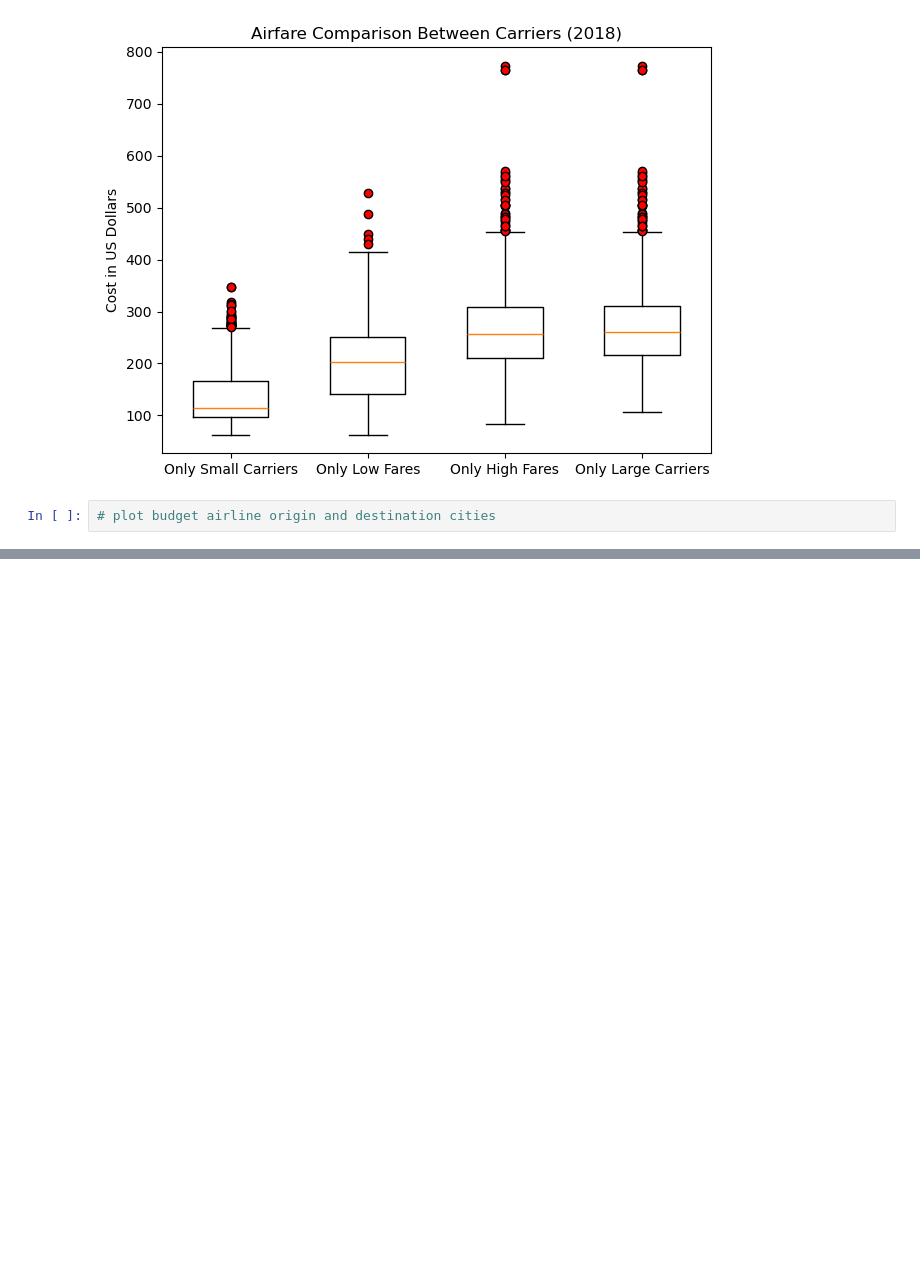
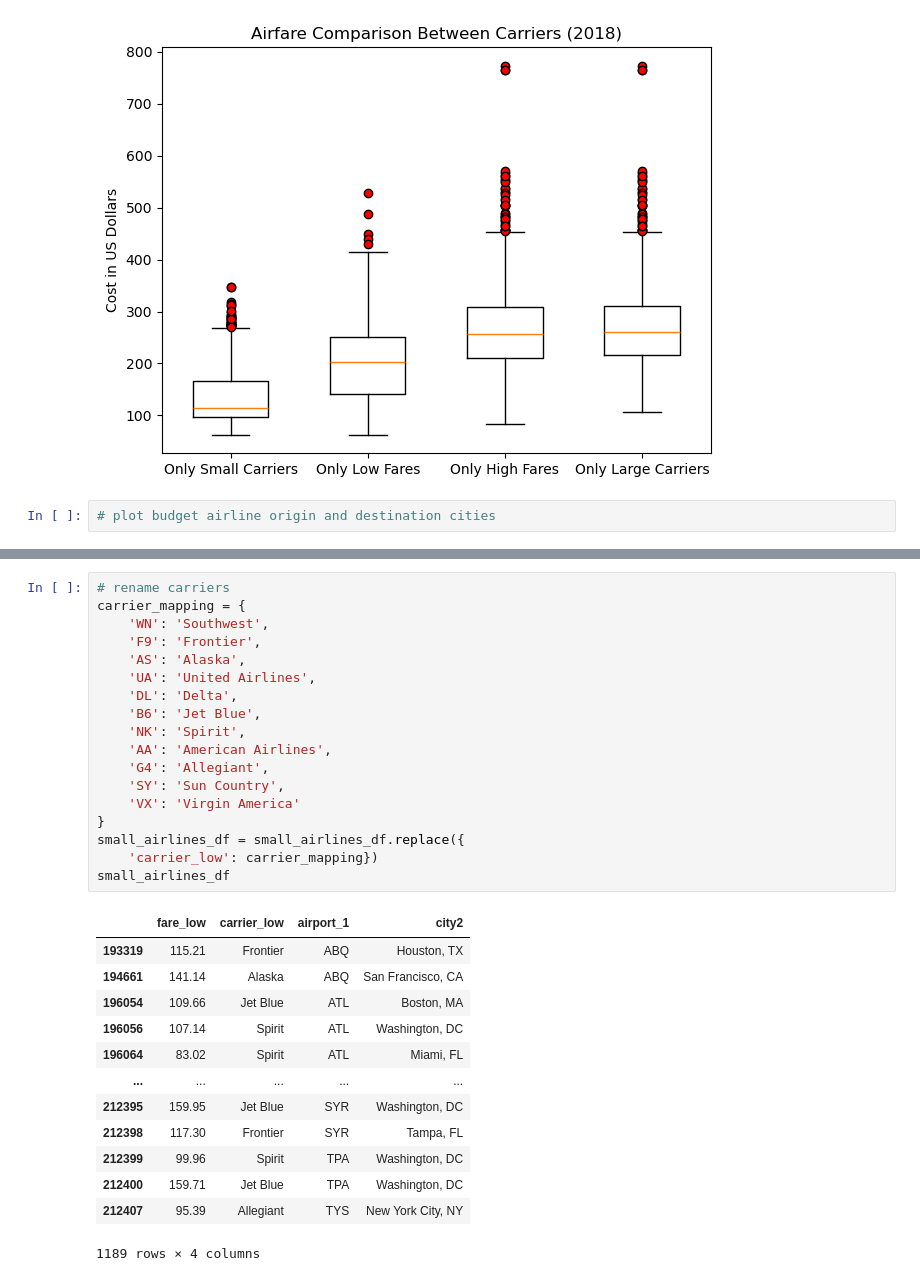
Before and after one commit to cosmopaladin/project-1, a Jupyter notebook: airfare.ipynb, the cells around one changed output, grey strips where cells are left out. Saved outputs shown, nothing was run; the diff lists cells and outputs as text; blank space fills up the shorter version.

```diff
--- a/airfare.ipynb
+++ b/airfare.ipynb
@@ -381,3 +385,35 @@ small_airlines_df
+# %%
+# rename carriers
+carrier_mapping = {
+    'WN': 'Southwest',
+    'F9': 'Frontier',
+    'AS': 'Alaska',
+    'UA': 'United Airlines',
+    'DL': 'Delta',
+    'B6': 'Jet Blue',
+    'NK': 'Spirit',
+    'AA': 'American Airlines',
+    'G4': 'Allegiant',
+    'SY': 'Sun Country',
+    'VX': 'Virgin America'
+}
+small_airlines_df = small_airlines_df.replace({
+    'carrier_low': carrier_mapping})
+small_airlines_df
+# %% [output]
+|  | fare_low | carrier_low | airport_1 | city2 |
+| 193319 | 115.21 | Frontier | ABQ | Houston, TX |
+| 194661 | 141.14 | Alaska | ABQ | San Francisco, CA |
+| 196054 | 109.66 | Jet Blue | ATL | Boston, MA |
+| 196056 | 107.14 | Spirit | ATL | Washington, DC |
+| 196064 | 83.02 | Spirit | ATL | Miami, FL |
+| ... | ... | ... | ... | ... |
+| 212395 | 159.95 | Jet Blue | SYR | Washington, DC |
+| 212398 | 117.30 | Frontier | SYR | Tampa, FL |
+| 212399 | 99.96 | Spirit | TPA | Washington, DC |
+| 212400 | 159.71 | Jet Blue | TPA | Washington, DC |
+| 212407 | 95.39 | Allegiant | TYS | New York City, NY |
+1189 rows × 4 columns
 # %%
 # read in airports.csv
 airport_codes = pd.read_csv('Data/airports.csv')
```
Also changed, not shown: parts of 6 cells of this notebook, 2 other files.
